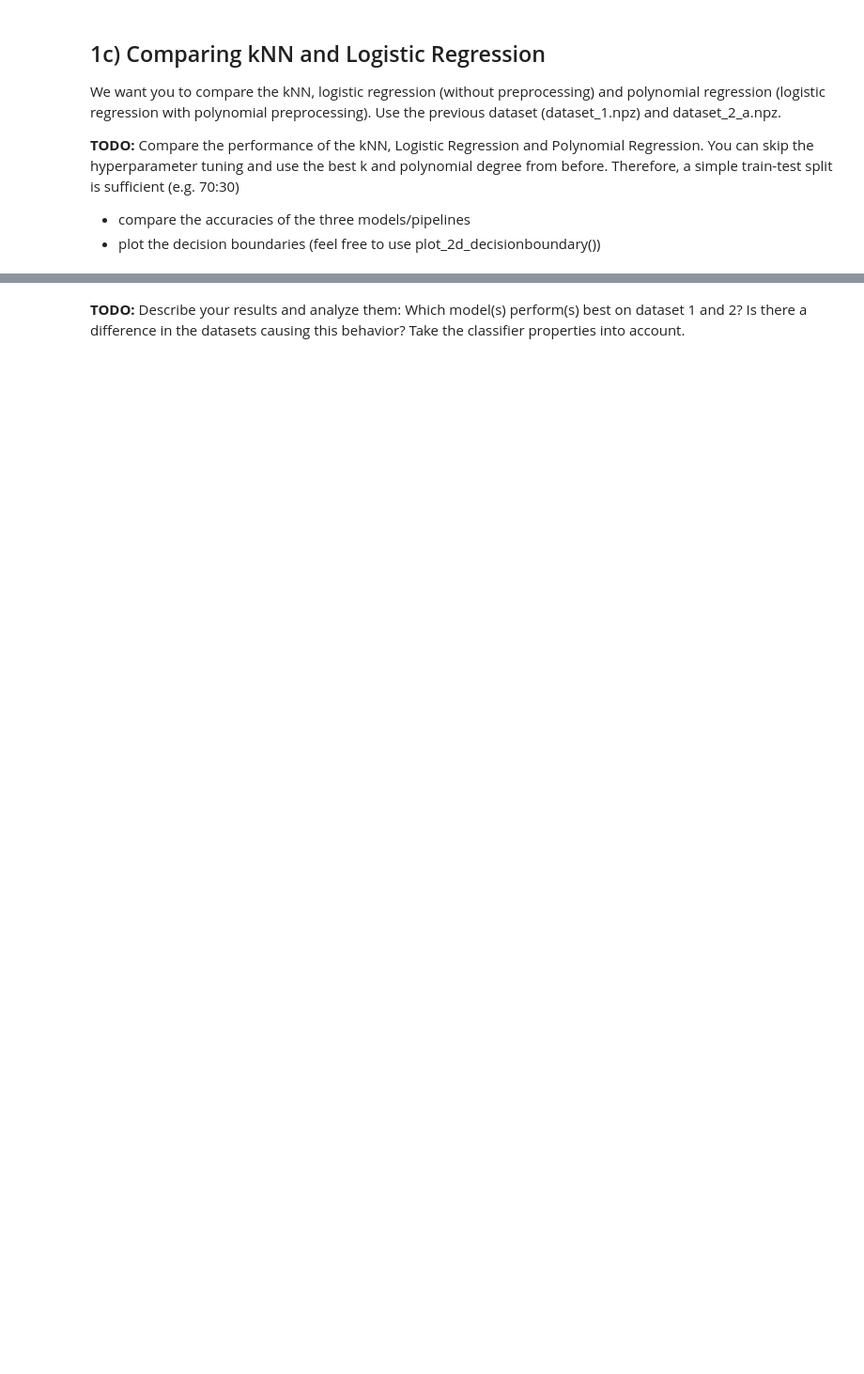
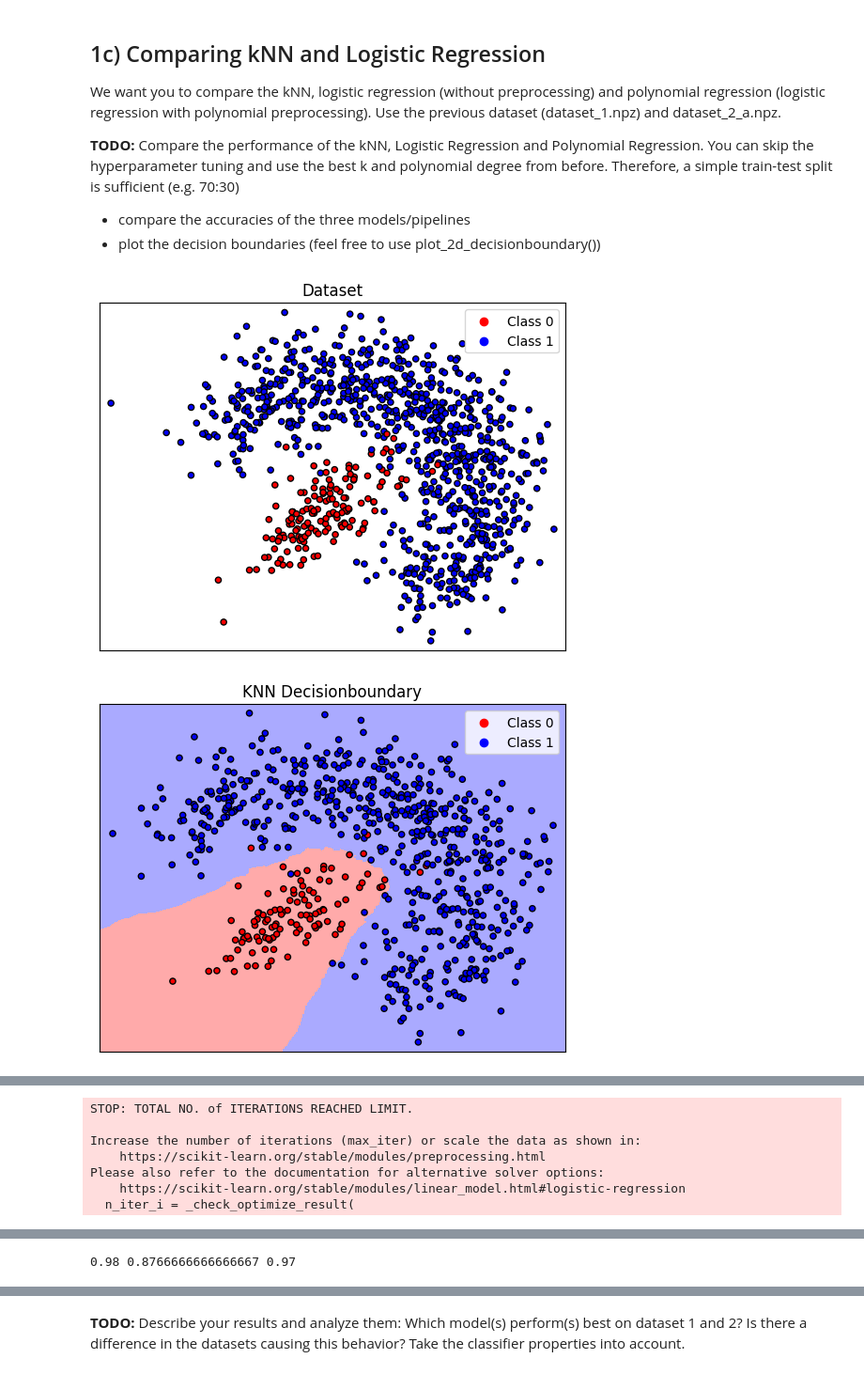
Before and after one commit to PaulS03/Machine_Learning, a Jupyter notebook: project_1/Project1.ipynb, the cells around one changed output, grey strips where cells are left out. Shown at 94% size. Saved outputs shown, nothing was run; the diff lists cells and outputs as text; code cells hidden in the pictures; blank space fills up the shorter version.

Commit message:
done with project1

```diff
--- a/project_1/Project1.ipynb
+++ b/project_1/Project1.ipynb
@@ -281,2 +369,45 @@ def train(dataset):
+# %%
+from project_1.utils import plot_classification_dataset, plot_2d_decisionboundary
+
+
+def train(dataset):
+    if dataset == "dataset_1":
+        data_2 = np.load('C:\\Users\\pauls\\PycharmProjects\\Machine_Learning\\project_1\\dataset_1.npz')
+    elif dataset == "dataset_2_a":
+        data_2 = np.load('C:\\Users\\pauls\\PycharmProjects\\Machine_Learning\\project_1\\dataset_2_a.npz')
+    else:
+        print("Wrong dataset.")
+
+    X = data_set['X']
+    y = data_set['y']
+    plot_classification_dataset(X, y, title="Dataset")
+
+    #Split data
+    X_train, X_test, y_train, y_test = train_test_split(X, y, test_size=0.3, random_state=5)
+
+    #kNN model
+    kneighbor = KNeighborsClassifier(n_neighbors=11)
+    kneighbor.fit(X_train, y_train)
+    acc_knn = accuracy_score(y_test, kneighbor.predict(X_test))
+    plot_2d_decisionboundary(kneighbor, X_train, y_train, title="KNN Decisionboundary")
+
+    #Logistic Regression
+    clf = LogisticRegression().fit(X_train, y_train)
+    acc_logreg = accuracy_score(y_test, clf.predict(X_test))
+    plot_2d_decisionboundary(clf, X_train, y_train, title="LogReg Decisionboundary")
+
+    #Polynomial Regression
+    estimators = [('poly', PolynomialFeatures(degree=best_degree)), ('clf', LogisticRegression(max_iter=10000))]
+    pipe = Pipeline(estimators)
+
+    pipe.fit(X_train, y_train)
+    acc_polyreg = accuracy_score(y_test, pipe.predict(X_test))
+    plot_2d_decisionboundary(pipe, X_train, y_train, title="PolyReg Decisionboundary")
+
+    #Accuracies
+    print(acc_knn, acc_logreg, acc_polyreg)
 # %%
-train("public/dataset_1")
+train("dataset_1")
+# %% [output]
+[figure, added]
+[figure, added]
@@ -282,0 +415,7 @@ train("public/dataset_1")
+STOP: TOTAL NO. of ITERATIONS REACHED LIMIT.
+
+Increase the number of iterations (max_iter) or scale the data as shown in:
+    https://scikit-learn.org/stable/modules/preprocessing.html
+Please also refer to the documentation for alternative solver options:
+    https://scikit-learn.org/stable/modules/linear_model.html#logistic-regression
+  n_iter_i = _check_optimize_result(
@@ -283 +423,2 @@ train("public/dataset_1")
+0.98 0.8766666666666667 0.97
 # %%
```
Also changed, not shown: parts of 32 cells of this notebook.
